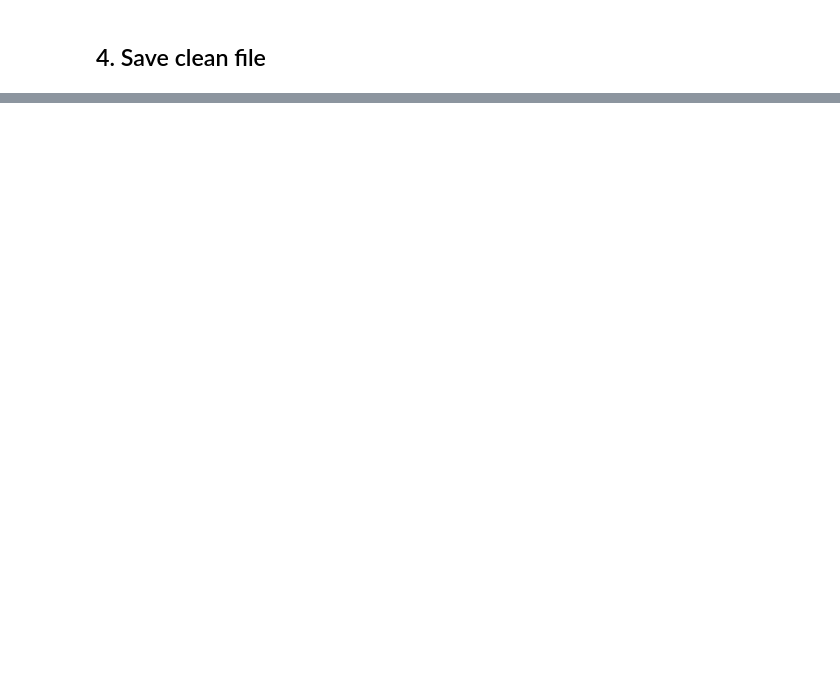
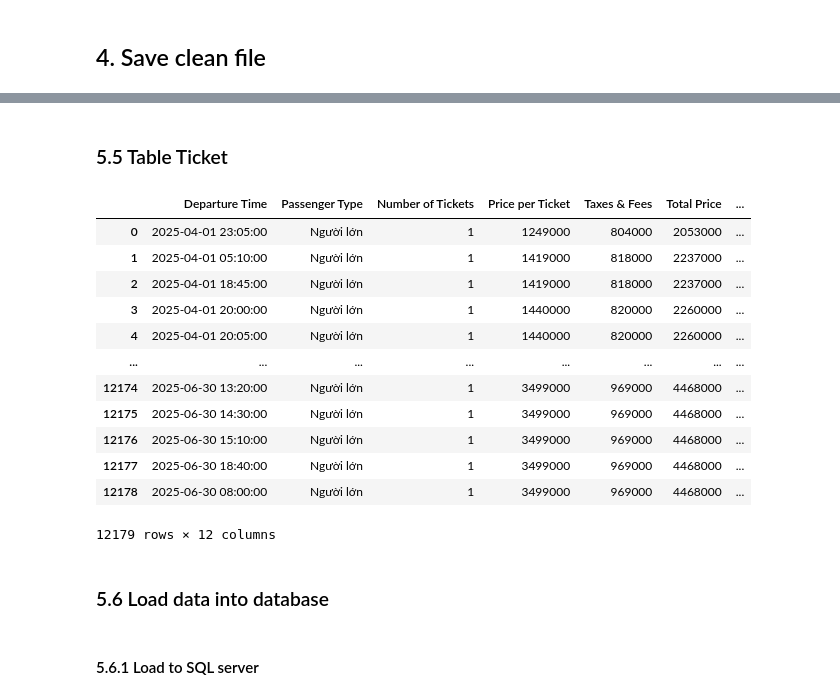
Before and after one commit to Gabien21/project_airfare, a Jupyter notebook: notebooks/preprocess_flight_prices.ipynb, the cells around one changed output, grey strips where cells are left out. Cells and saved outputs as stored; diff of their text form; code cells hidden in the pictures; blank space fills up the shorter version.

Commit message:
update notebook preprocessing data flight prices

```diff
--- a/notebooks/preprocess_flight_prices.ipynb
+++ b/notebooks/preprocess_flight_prices.ipynb
@@ -263,0 +298,5 @@ memory usage: 1.7+ MB
+# %%
+airline_df = combined_df['Airline'].drop_duplicates().to_frame().reset_index(drop=True)
+airline_df['Airline_id'] = "AL" +  (airline_df.index + 1).astype(str).str.zfill(3)
+airline_df = airline_df[['Airline_id', 'Airline']]
+airline_df
@@ -263,0 +310,2 @@ memory usage: 1.7+ MB
+# %%
+tmp_df = tmp_df.merge(airline_df, on='Airline').drop(columns=['Airline'])
@@ -263,0 +333,2 @@ memory usage: 1.7+ MB
+# %%
+tmp_df = tmp_df.drop(columns='Refund Policy')
@@ -263,0 +379,25 @@ memory usage: 1.7+ MB
+# %%
+tmp_df = tmp_df.drop(columns=['Departure Location Code', 'Arrival Location Code', 'Flight Duration', 'Arrival Time', 'Aircraft Type'])
+# %% [markdown]
+### 5.5 Table Ticket
+# %%
+ticket_df = tmp_df.drop_duplicates()
+ticket_df
+# %% [output]
+|  | Departure Time | Passenger Type | Number of Tickets | Price per Ticket | Taxes & Fees | Total Price | ... |
+| 0 | 2025-04-01 23:05:00 | Người lớn | 1 | 1249000 | 804000 | 2053000 | ... |
+| 1 | 2025-04-01 05:10:00 | Người lớn | 1 | 1419000 | 818000 | 2237000 | ... |
+| 2 | 2025-04-01 18:45:00 | Người lớn | 1 | 1419000 | 818000 | 2237000 | ... |
+| 3 | 2025-04-01 20:00:00 | Người lớn | 1 | 1440000 | 820000 | 2260000 | ... |
+| 4 | 2025-04-01 20:05:00 | Người lớn | 1 | 1440000 | 820000 | 2260000 | ... |
+| ... | ... | ... | ... | ... | ... | ... | ... |
+| 12174 | 2025-06-30 13:20:00 | Người lớn | 1 | 3499000 | 969000 | 4468000 | ... |
+| 12175 | 2025-06-30 14:30:00 | Người lớn | 1 | 3499000 | 969000 | 4468000 | ... |
+| 12176 | 2025-06-30 15:10:00 | Người lớn | 1 | 3499000 | 969000 | 4468000 | ... |
+| 12177 | 2025-06-30 18:40:00 | Người lớn | 1 | 3499000 | 969000 | 4468000 | ... |
+| 12178 | 2025-06-30 08:00:00 | Người lớn | 1 | 3499000 | 969000 | 4468000 | ... |
+12179 rows × 12 columns
+# %% [markdown]
+### 5.6 Load data into database
+# %% [markdown]
+#### 5.6.1 Load to SQL server
```
Also changed, not shown: parts of 37 cells of this notebook, 10 other files.
